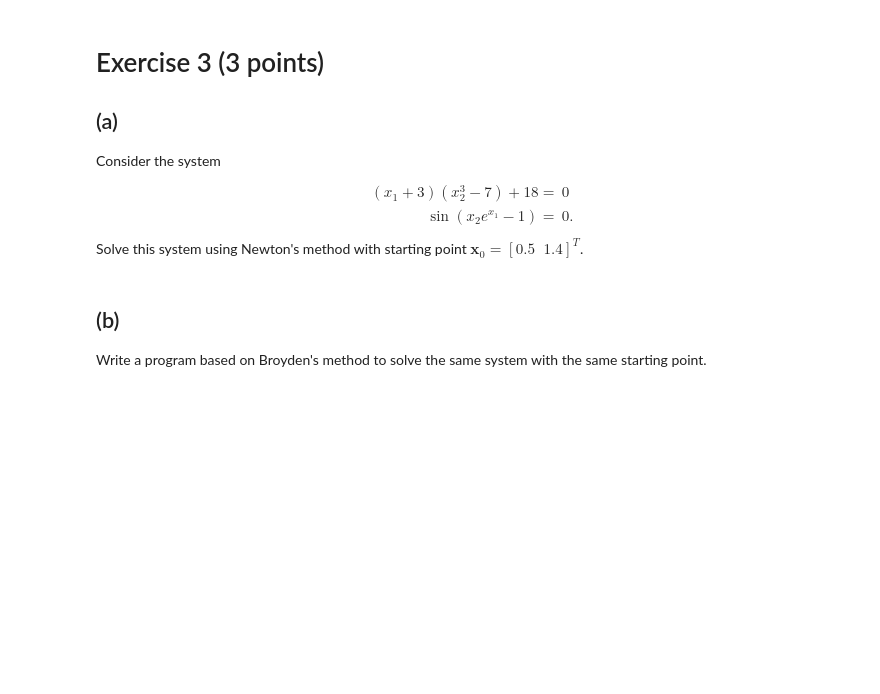
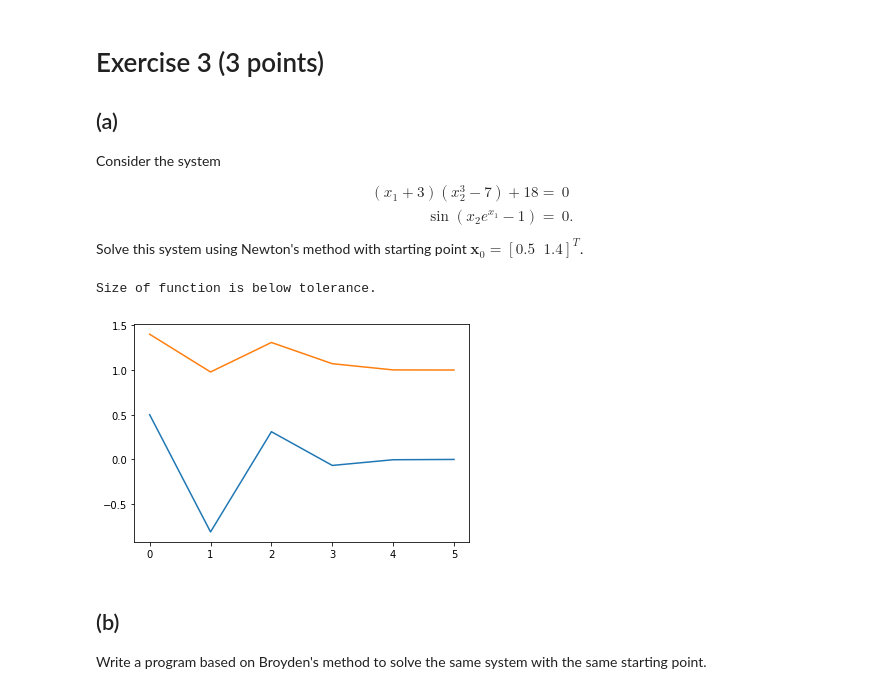
Before and after one commit to JaccovanWijk/NAHomework, a Jupyter notebook: Homework 4/Flo.ipynb, the cells around one changed output. Cells and saved outputs as stored; diff of their text form; code cells hidden in the pictures; blank space fills up the shorter version.

```diff
--- a/Homework 4/Flo.ipynb
+++ b/Homework 4/Flo.ipynb
@@ -145,7 +206,17 @@ $$\begin{aligned}(x_1+3)(x_2^3-7) + 18 = {}& 0 \\
 Solve this system using Newton's method with starting
 point $\mathbf{x}_0 = [ 0.5 \;\; 1.4 ] ^T$.
 # %%
-# your answer here
+def fun_fun(x):
+  return jnp.array([ (x[0] + 3) * (x[1]**3 -7) +18,
+                    jnp.sin(x[1] * jnp.exp(x[0])-1)])
+
+x0 = np.array([0.5,1.4]).T
+
+plt.plot(Newton(fun_fun,x0,10))
+plt.show()
+# %% [output]
+Size of function is below tolerance.
+[figure, added]
 # %% [markdown]
 ## (b)
 Write a program based on Broyden's method to solve the same system with the same starting point.
```
Also changed, not shown: parts of 7 cells of this notebook.
